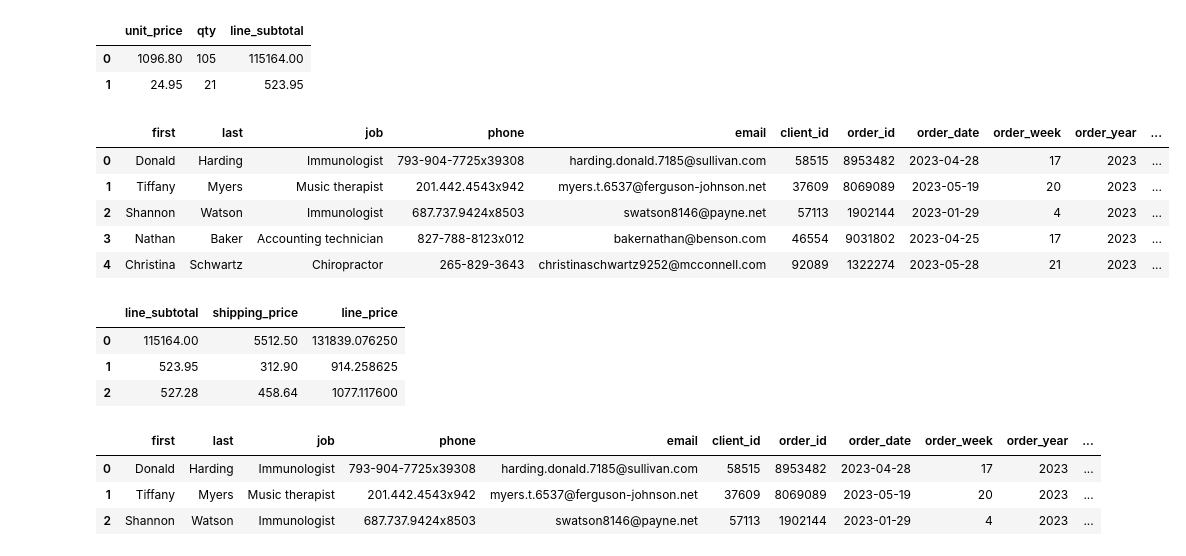
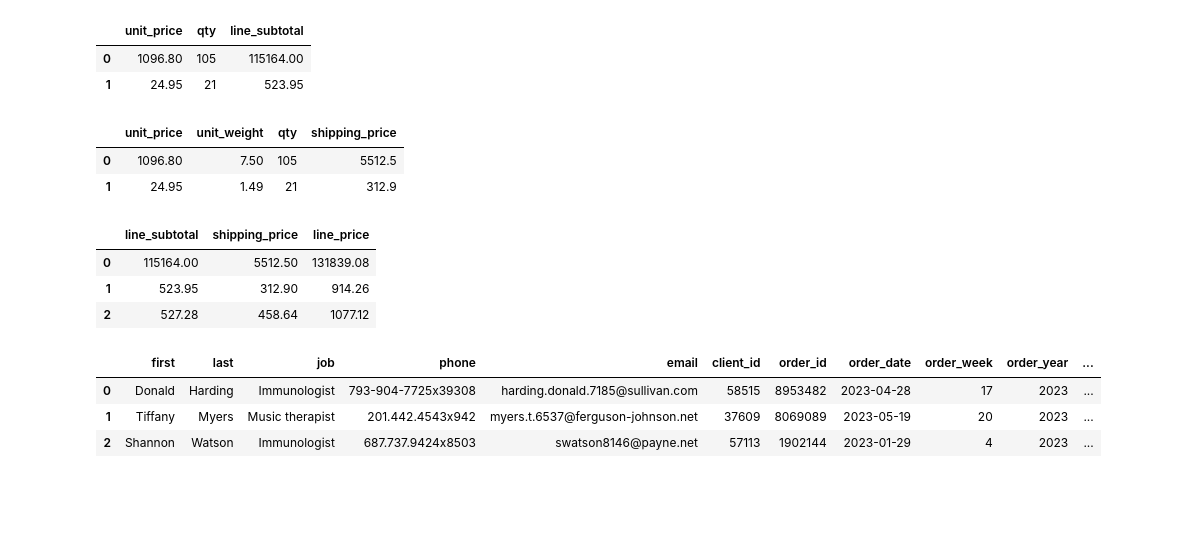
Before and after one commit to dshephali/Module_4_Challenge, a Jupyter notebook: module_4_challenge.ipynb, the cells around one changed output. Drawn from its saved outputs; the diff is of its cells as text; code cells hidden in the pictures; blank space fills up the shorter version.

```diff
--- a/module_4_challenge.ipynb
+++ b/module_4_challenge.ipynb
@@ -213,39 +236,34 @@ df[["unit_price","qty","line_subtotal"]].head(2)
 # %%
 # Create a column for shipping price.
 # Assume a shipping price of $7 per pound
 # for orders over 50 pounds and $10 per
 # pound for items 50 pounds or under.
-# PS: axis 0 is rows(index) 1 is columns
+
 
 order_weight_price = df.apply(lambda order: order['unit_weight']*7
                               if order['unit_weight']* order ['qty']>50
                               else order['unit_weight']*10, axis=1)
 df['shipping_price'] = order_weight_price * df ['qty']
-df.head()
+df[['unit_price','unit_weight','qty','shipping_price']].head(2)
 # %% [output]
-|  | first | last | job | phone | email | client_id | order_id | order_date | order_week | order_year | ... |
-| 0 | Donald | Harding | Immunologist | 793-904-7725x39308 | harding.donald.7185@sullivan.com | 58515 | 8953482 | 2023-04-28 | 17 | 2023 | ... |
-| 1 | Tiffany | Myers | Music therapist | 201.442.4543x942 | myers.t.6537@ferguson-johnson.net | 37609 | 8069089 | 2023-05-19 | 20 | 2023 | ... |
-| 2 | Shannon | Watson | Immunologist | 687.737.9424x8503 | swatson8146@payne.net | 57113 | 1902144 | 2023-01-29 | 4 | 2023 | ... |
-| 3 | Nathan | Baker | Accounting technician | 827-788-8123x012 | bakernathan@benson.com | 46554 | 9031802 | 2023-04-25 | 17 | 2023 | ... |
-| 4 | Christina | Schwartz | Chiropractor | 265-829-3643 | christinaschwartz9252@mcconnell.com | 92089 | 1322274 | 2023-05-28 | 21 | 2023 | ... |
+|  | unit_price | unit_weight | qty | shipping_price |
+| 0 | 1096.80 | 7.50 | 105 | 5512.5 |
+| 1 | 24.95 | 1.49 | 21 | 312.9 |
 # %%
 # Create a column for the total price
 # using the subtotal and the shipping price
 # along with a sales tax of 9.25%
-#PS: used line_price instead of total_prince (since output example showed line_price and the following steps ask for line_price not total_price from hereon
-#PS: Had to include df[]+df[] in paranthesis so it adds these 2 parameters 1st before multiplying with the sales tax
-#PS: to apply tax , you need to multiply by 1.0925 and not 0.0925 as per Revati.
-#PS: It gave right answer but need to understand why it needs to be 1.0925 and not 0.0925 whereas mathematically it's 0.0925???
-#PS: Also, how can i get 2 decimal places in the result. :.2f after 'line_price:.2f' gives error???
+#PS: used line_price instead of total_price (since output example showed line_price and the following steps ask for line_price not total_price from hereon
+
 
 df['line_price'] = (df['line_subtotal'] + df['shipping_price']) * 1.0925
+df['line_price'] = df['line_price'].round(2)
 df[['line_subtotal', 'shipping_price','line_price']].head(3)
 # %% [output]
 |  | line_subtotal | shipping_price | line_price |
-| 0 | 115164.00 | 5512.50 | 131839.076250 |
-| 1 | 523.95 | 312.90 | 914.258625 |
-| 2 | 527.28 | 458.64 | 1077.117600 |
+| 0 | 115164.00 | 5512.50 | 131839.08 |
+| 1 | 523.95 | 312.90 | 914.26 |
+| 2 | 527.28 | 458.64 | 1077.12 |
 # %%
 # Create a column for the cost
 # of each line using unit cost, qty, and
```
Also changed, not shown: parts of 13 cells of this notebook.
